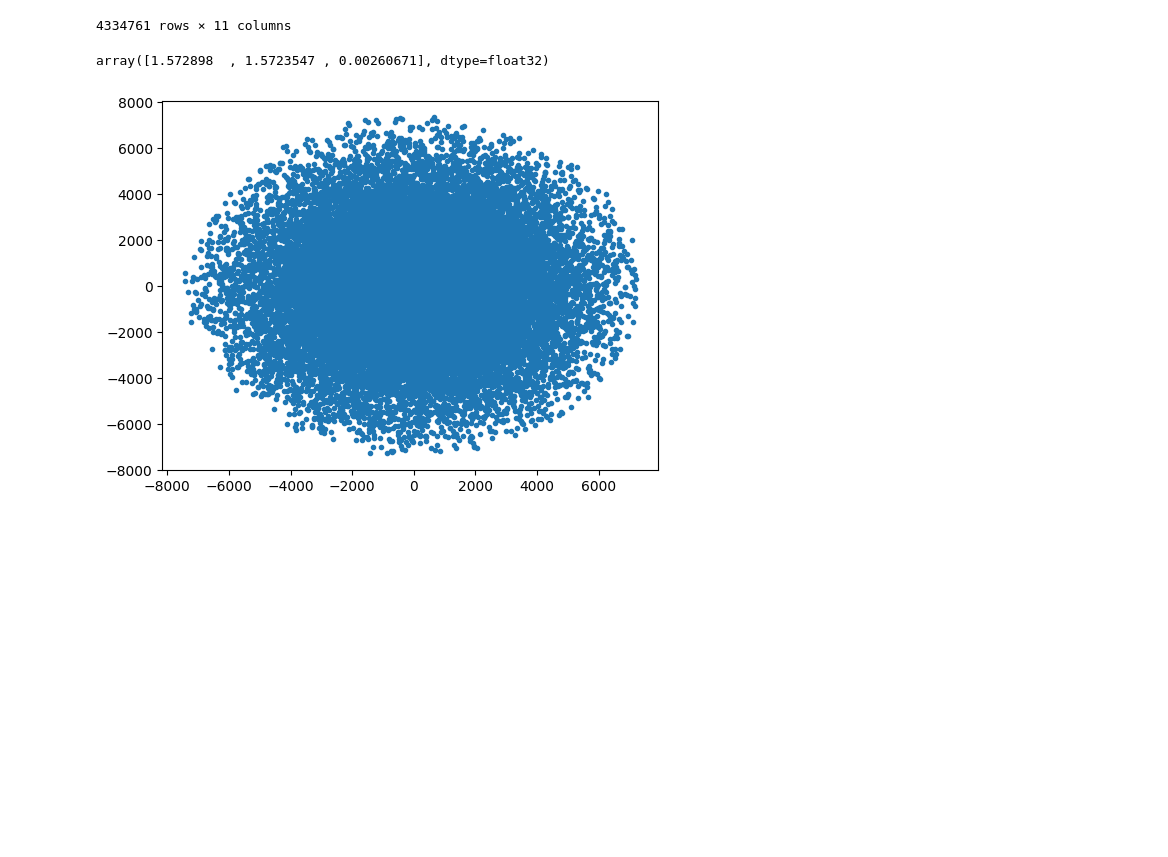
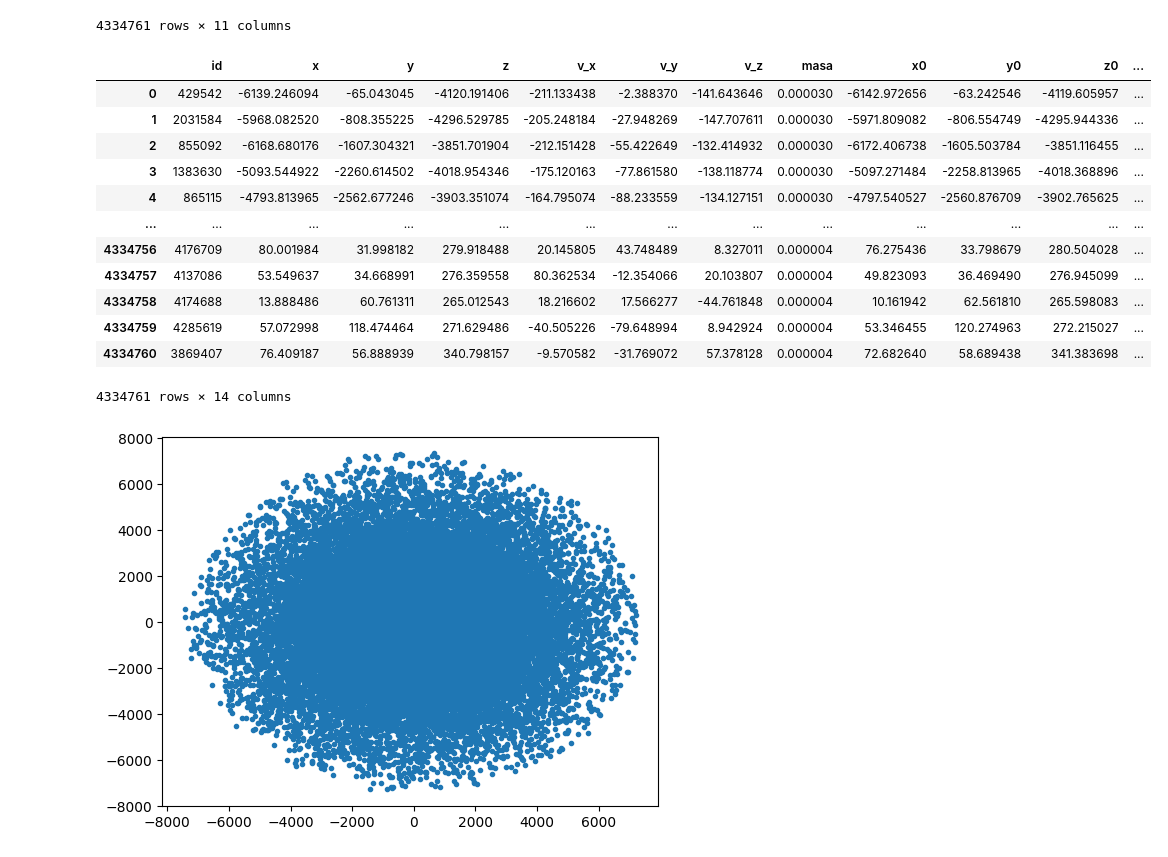
Before and after one commit to sperezp23/Analizador_de_Galaxias, a Jupyter notebook: Ensayos.ipynb, the cells around one changed output. Drawn from its saved outputs; the diff is of its cells as text; code cells hidden in the pictures; blank space fills up the shorter version.

Commit message:
Update: 'Rotar galaxia'

```diff
--- a/Ensayos.ipynb
+++ b/Ensayos.ipynb
@@ -112,19 +112,51 @@ galaxia_df
 | 4334760 | 3869407 | 76.409187 | 56.888939 | 340.798157 | -9.570582 | -31.769072 | 57.378128 | 0.000004 | 72.682640 | 58.689438 | 341.383698 |
 4334761 rows × 11 columns
 # %%
-def calcular_angulos_de_rotacion(base_de_datos):
+def rotar_galaxia(base_de_datos):
     lx = (base_de_datos.x @ base_de_datos.v_z) - (base_de_datos.z @ base_de_datos.v_y)
     ly = (base_de_datos.z @ base_de_datos.v_x) - (base_de_datos.x @ base_de_datos.v_z)
     lz = (base_de_datos.x @ base_de_datos.v_y) - (base_de_datos.y @ base_de_datos.v_x)
 
-    vector_normal = np.array([lx, ly, lz])
-    magnitud_vector_normal = np.linalg.norm(vector_normal)
+    magnitud_l = np.linalg.norm([lx, ly, lz])
 
-    return np.acos(vector_normal / magnitud_vector_normal)
+    angulo_x = np.acos(lx / magnitud_l)
+    angulo_y = np.acos(ly / magnitud_l)
+    angulo_z = np.acos(lz / magnitud_l)
 
-calcular_angulos_de_rotacion(galaxia_df)
+    base_de_datos['x_f'] = (
+    base_de_datos.x0 * (np.cos(angulo_x) * np.cos(angulo_y)) +
+    base_de_datos.y0 * (np.cos(angulo_x) * np.cos(angulo_y) * np.sin(angulo_z) - np.sin(angulo_x) * np.cos(angulo_z)) +
+    base_de_datos.z0 * (np.cos(angulo_x) * np.sin(angulo_y) * np.cos(angulo_z) + np.sin(angulo_x) * np.sin(angulo_z))
+    )
+
+    base_de_datos['y_f'] = (
+        base_de_datos.x0 * (np.sin(angulo_x) * np.cos(angulo_y)) +
+        base_de_datos.y0 * (np.sin(angulo_x) * np.sin(angulo_y) * np.sin(angulo_z) + np.cos(angulo_x) * np.cos(angulo_z)) +
+        base_de_datos.z0 * (np.sin(angulo_x) * np.sin(angulo_y) * np.cos(angulo_z) - np.cos(angulo_x) * np.sin(angulo_z))
+        )
+
+    base_de_datos['z_f'] = (
+        base_de_datos.x0 * (- np.sin(angulo_y)) +
+        base_de_datos.y0 * (np.cos(angulo_y) * np.sin(angulo_z)) +
+        base_de_datos.z0 * (np.cos(angulo_y) * np.cos(angulo_z))
+        )
+
+rotar_galaxia(galaxia_df)
+galaxia_df
 # %% [output]
+|  | id | x | y | z | v_x | v_y | v_z | masa | x0 | y0 | z0 | ... |
+| 0 | 429542 | -6139.246094 | -65.043045 | -4120.191406 | -211.133438 | -2.388370 | -141.643646 | 0.000030 | -6142.972656 | -63.242546 | -4119.605957 | ... |
+| 1 | 2031584 | -5968.082520 | -808.355225 | -4296.529785 | -205.248184 | -27.948269 | -147.707611 | 0.000030 | -5971.809082 | -806.554749 | -4295.944336 | ... |
+| 2 | 855092 | -6168.680176 | -1607.304321 | -3851.701904 | -212.151428 | -55.422649 | -132.414932 | 0.000030 | -6172.406738 | -1605.503784 | -3851.116455 | ... |
+| 3 | 1383630 | -5093.544922 | -2260.614502 | -4018.954346 | -175.120163 | -77.861580 | -138.118774 | 0.000030 | -5097.271484 | -2258.813965 | -4018.368896 | ... |
+| 4 | 865115 | -4793.813965 | -2562.677246 | -3903.351074 | -164.795074 | -88.233559 | -134.127151 | 0.000030 | -4797.540527 | -2560.876709 | -3902.765625 | ... |
+| ... | ... | ... | ... | ... | ... | ... | ... | ... | ... | ... | ... | ... |
+| 4334756 | 4176709 | 80.001984 | 31.998182 | 279.918488 | 20.145805 | 43.748489 | 8.327011 | 0.000004 | 76.275436 | 33.798679 | 280.504028 | ... |
+| 4334757 | 4137086 | 53.549637 | 34.668991 | 276.359558 | 80.362534 | -12.354066 | 20.103807 | 0.000004 | 49.823093 | 36.469490 | 276.945099 | ... |
+| 4334758 | 4174688 | 13.888486 | 60.761311 | 265.012543 | 18.216602 | 17.566277 | -44.761848 | 0.000004 | 10.161942 | 62.561810 | 265.598083 | ... |
+| 4334759 | 4285619 | 57.072998 | 118.474464 | 271.629486 | -40.505226 | -79.648994 | 8.942924 | 0.000004 | 53.346455 | 120.274963 | 272.215027 | ... |
+| 4334760 | 3869407 | 76.409187 | 56.888939 | 340.798157 | -9.570582 | -31.769072 | 57.378128 | 0.000004 | 72.682640 | 58.689438 | 341.383698 | ... |
-array([1.572898  , 1.5723547 , 0.00260671], dtype=float32)
+4334761 rows × 14 columns
 # %%
 plt.scatter(x = galaxia_df.x0, y = galaxia_df.y0, marker= '.')
 plt.show()
```
